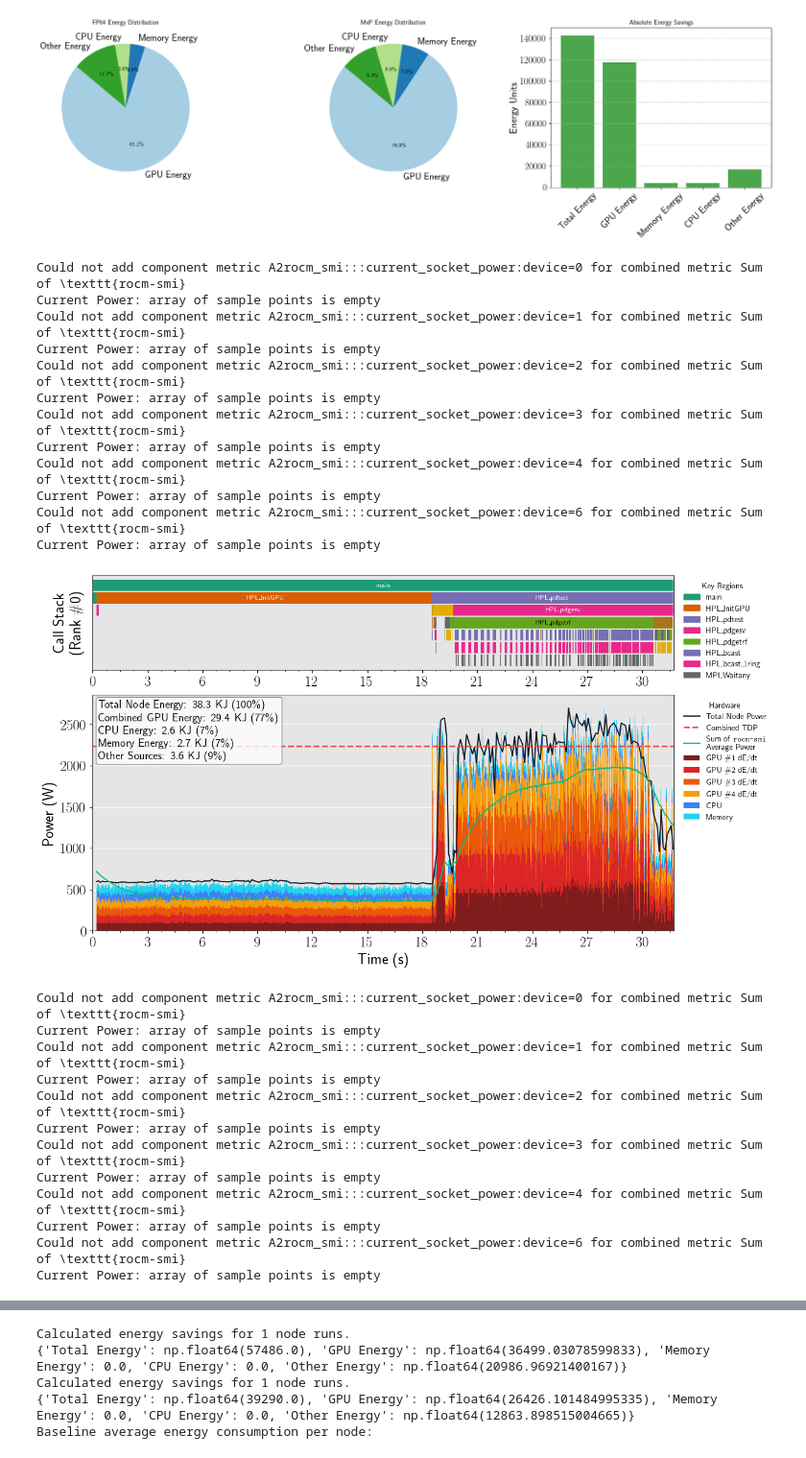
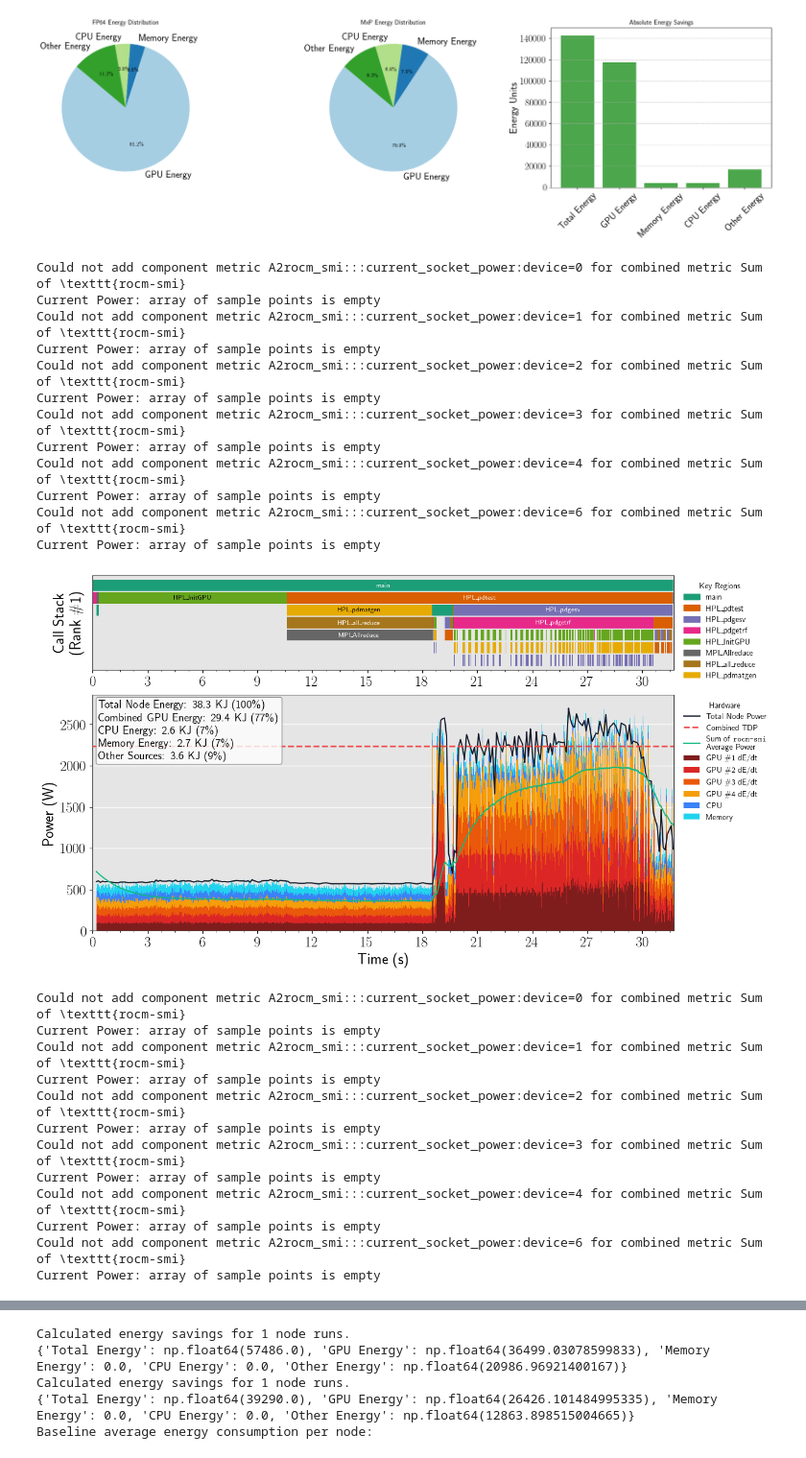
Before and after one commit to adam-mcdaniel/hpc-energy-trace-analysis, a Jupyter notebook: paper-notebooks/final-stacked-power.ipynb, the cells around one changed output, grey strips where cells are left out. Shown at 96% size. Saved outputs shown, nothing was run; the diff lists cells and outputs as text; code cells hidden in the pictures.

```diff
--- a/paper-notebooks/final-stacked-power.ipynb
+++ b/paper-notebooks/final-stacked-power.ipynb
@@ -1620,7 +1621,7 @@ def visualize_power_of_runs_stacked_bar(
     # --- 6. Final Polish ---
     ax_power.set_ylabel('Power (W)', weight='bold')
     ax_power.set_xlabel('Time (s)',weight='bold')
-    ax_gantt.set_ylabel("Call Stack\n(Rank \\#0)", labelpad=10, weight='bold')
+    ax_gantt.set_ylabel(f"Call Stack\n(Rank \\#{rank_number})", labelpad=10, weight='bold')
     ax_gantt.set_yticks([])
 
     ax_power.set_xlim(0, max_global_time)
@@ -1891,6 +1892,27 @@ show_joules = lambda total: lambda x: f'{x / 1000:.1f} KJ ({(x / total) * 100:.0
 mxp_energy = lambda metric: rochpl[rochpl['Metric'] == metric]['Test Energy'].values[0]
 
 f = show_joules(mxp_energy('Total Energy'))
+visualize_power_of_runs_stacked_bar(
+    mi250x_rochpl_mxp_runs,
+    name='rocHPL-MxP (MI250X)',
+    prefix_replacements=[
+        ('HPLMXP_', 'HPL_'),
+        ('int HPL_', 'HPL_'),
+        ('void HPL_', 'HPL_'),
+        ('HPL_p', 'HPL_pd'),
+        ('HPL_Warmup', 'HPL_pdwarmup')
+    ],
+    tdp_line=560 * 4,
+    run_info=[
+        f'Total Node Energy: {f(mxp_energy("Total Energy"))}',
+        f'Combined GPU Energy: {f(mxp_energy("GPU Energy"))}',
+        f'CPU Energy: {f(mxp_energy("CPU Energy"))}',
+        f'Memory Energy: {f(mxp_energy("Memory Energy"))}',
+        f'Other Sources: {f(mxp_energy("Other Energy"))}',
+    ],
+    rank_number=1,
+)
+
 visualize_power_of_runs_stacked_bar(
     mi250x_rochpl_mxp_runs,
     name='rocHPL-MxP (MI250X)',
@@ -1907,34 +1929,34 @@ visualize_power_of_runs_stacked_bar(
         f'Combined GPU Energy: {f(mxp_energy("GPU Energy"))}',
         f'CPU Energy: {f(mxp_energy("CPU Energy"))}',
         f'Memory Energy: {f(mxp_energy("Memory Energy"))}',
         f'Other Sources: {f(mxp_energy("Other Energy"))}',
     ]
 )
 
 fp_energy = lambda metric: rochpl[rochpl['Metric'] == metric]['Reference Energy'].values[0]
 f = show_joules(fp_energy('Total Energy'))
 visualize_power_of_runs_stacked_bar(mi250x_rochpl_runs, name='rocHPL (MI250X)', tdp_line=560 * 4,
     run_info=[
         f'Total Node Energy: {f(fp_energy("Total Energy"))}',
         f'Combined GPU Energy: {f(fp_energy("GPU Energy"))}',
         f'CPU Energy: {f(fp_energy("CPU Energy"))}',
         f'Memory Energy: {f(fp_energy("Memory Energy"))}',
         f'Other Sources: {f(fp_energy("Other Energy"))}',
     ])
 # %% [output]
 Could not add component metric A2rocm_smi:::current_socket_power:device=0 for combined metric Sum of \texttt{rocm-smi}
 Current Power: array of sample points is empty
 Could not add component metric A2rocm_smi:::current_socket_power:device=1 for combined metric Sum of \texttt{rocm-smi}
 Current Power: array of sample points is empty
 Could not add component metric A2rocm_smi:::current_socket_power:device=2 for combined metric Sum of \texttt{rocm-smi}
 Current Power: array of sample points is empty
 Could not add component metric A2rocm_smi:::current_socket_power:device=3 for combined metric Sum of \texttt{rocm-smi}
 Current Power: array of sample points is empty
 Could not add component metric A2rocm_smi:::current_socket_power:device=4 for combined metric Sum of \texttt{rocm-smi}
 Current Power: array of sample points is empty
 Could not add component metric A2rocm_smi:::current_socket_power:device=6 for combined metric Sum of \texttt{rocm-smi}
 Current Power: array of sample points is empty
-[figure, old version]
+[figure, new version]
 Could not add component metric A2rocm_smi:::current_socket_power:device=0 for combined metric Sum of \texttt{rocm-smi}
 Current Power: array of sample points is empty
 Could not add component metric A2rocm_smi:::current_socket_power:device=1 for combined metric Sum of \texttt{rocm-smi}
```
Also changed, not shown: parts of 5 cells of this notebook, 2 other files.
